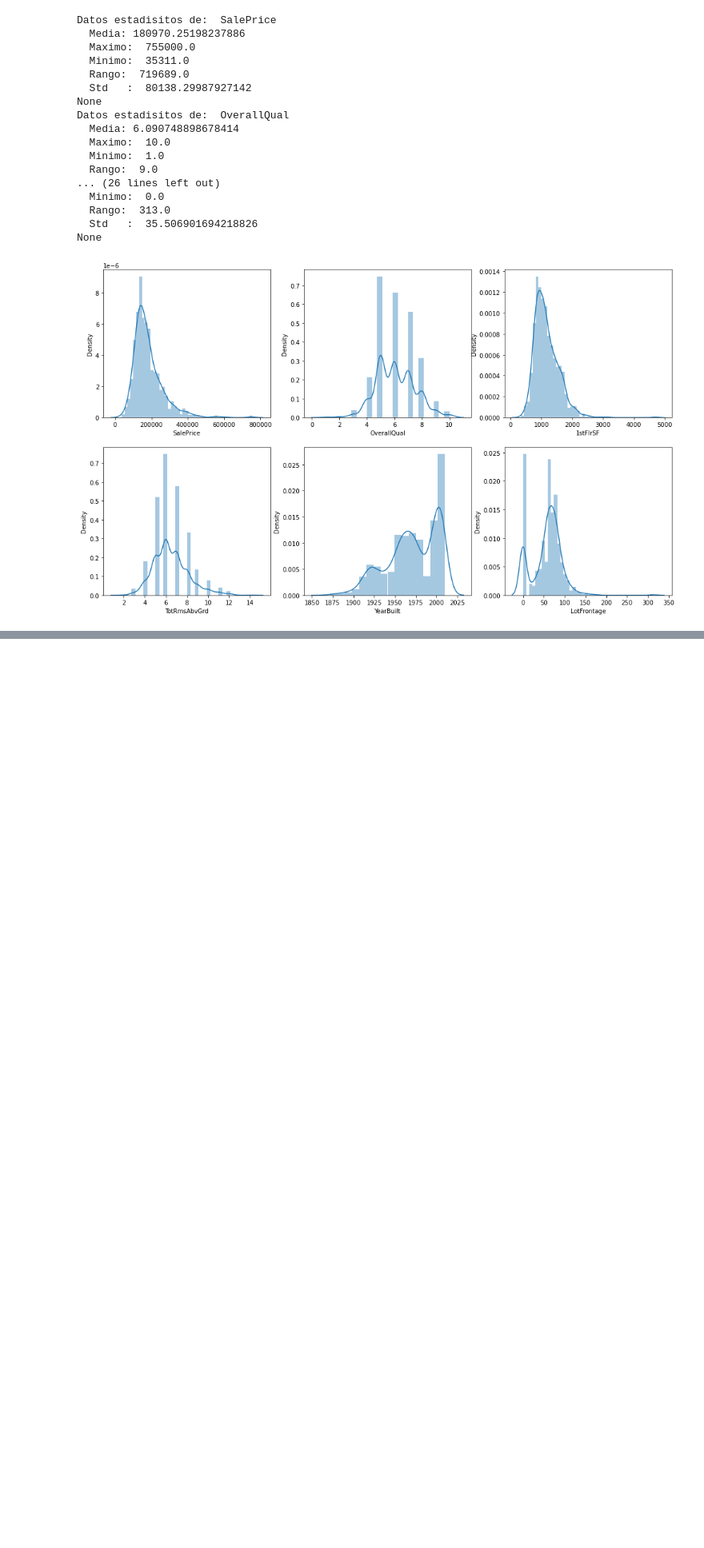
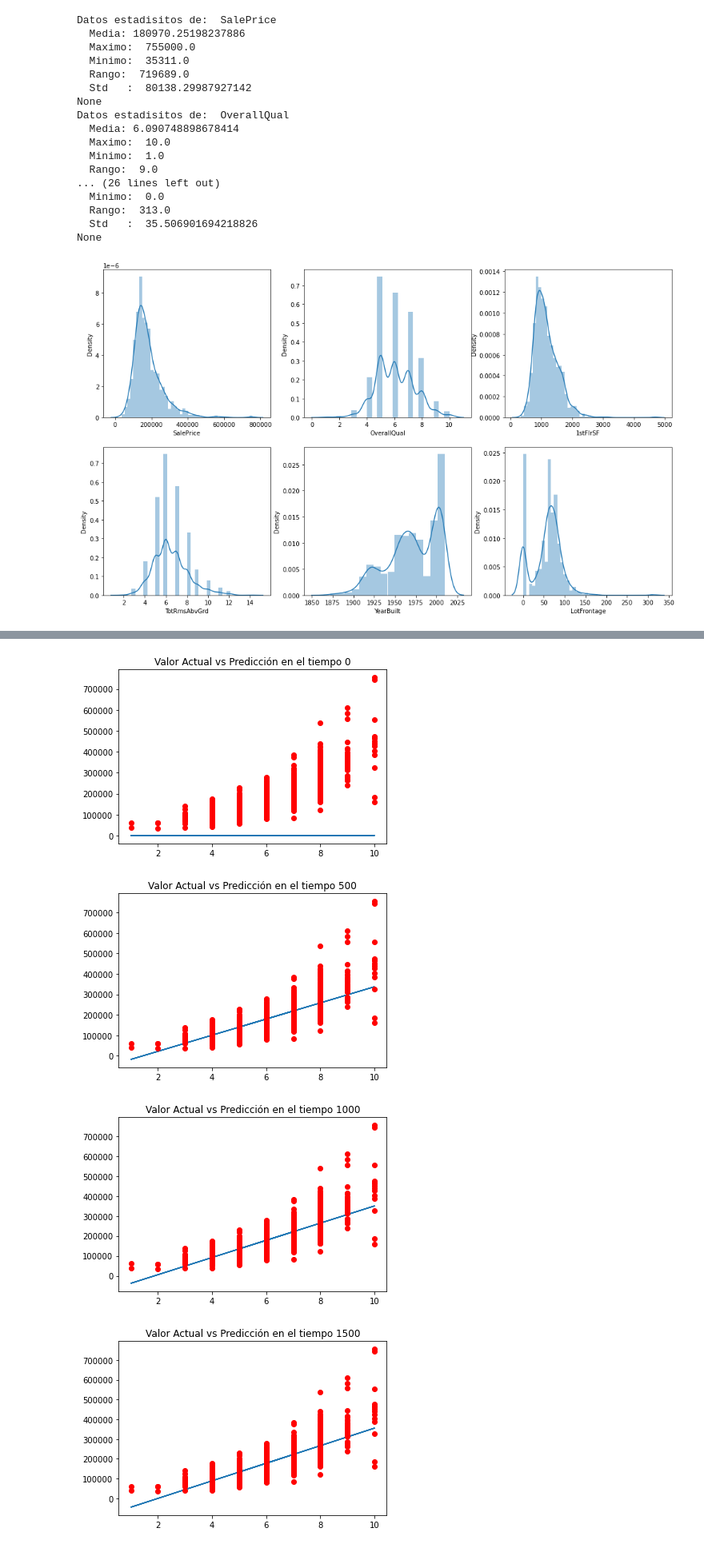
Before and after one commit to amartinez16/Galileo_2022, a Jupyter notebook: Proyecto.ipynb, the cells around one changed output, grey strips where cells are left out. Shown: that part at 80% size. Cells and saved outputs as stored; diff of their text form; code cells hidden in the pictures; blank space fills up the shorter version.

```diff
--- a/Proyecto.ipynb
+++ b/Proyecto.ipynb
@@ -213,0 +149,23 @@ here:  48
+# %%
+def grafica_modelo_train(modelo,x,y,n):
+    #iteraciones = n/3
+
+    for i in range(len(modelo)):
+        if i % n == 0:
+            #print('here: ',i)
+            y_predict= modelo[i][0]*x + modelo[i][1]
+            y_predict = y_predict.tolist()
+            x_list = x.tolist()
+            y_actual = y.tolist()
+            datos = pd.DataFrame(
+                    {
+                        "x":x_list,
+                        "y_actual":y_actual,
+                        "y_prediccion":y_predict
+                    }
+                )
+            %matplotlib inline
+            plt.plot(datos["x"], datos["y_prediccion"])
+            plt.plot(datos["x"], datos["y_actual"], "ro")
+            plt.title("Valor Actual vs Predicción en el tiempo "+str(i))
+            plt.show()
@@ -213,0 +202,3 @@ here:  48
+# %%
+modelo,error = entrenar_modelo(dt['OverallQual'],dt['SalePrice'], 2000,10,0.04)
+grafica_error(modelo,error)
@@ -213,0 +224,7 @@ here:  48
+# %%
+datos = grafica_modelo_train(modelo, dt['OverallQual'], dt['SalePrice'], 500)
+# %% [output]
+[figure, added]
+[figure, added]
+[figure, added]
+[figure, added]
```
Also changed, not shown: parts of 25 cells of this notebook.
